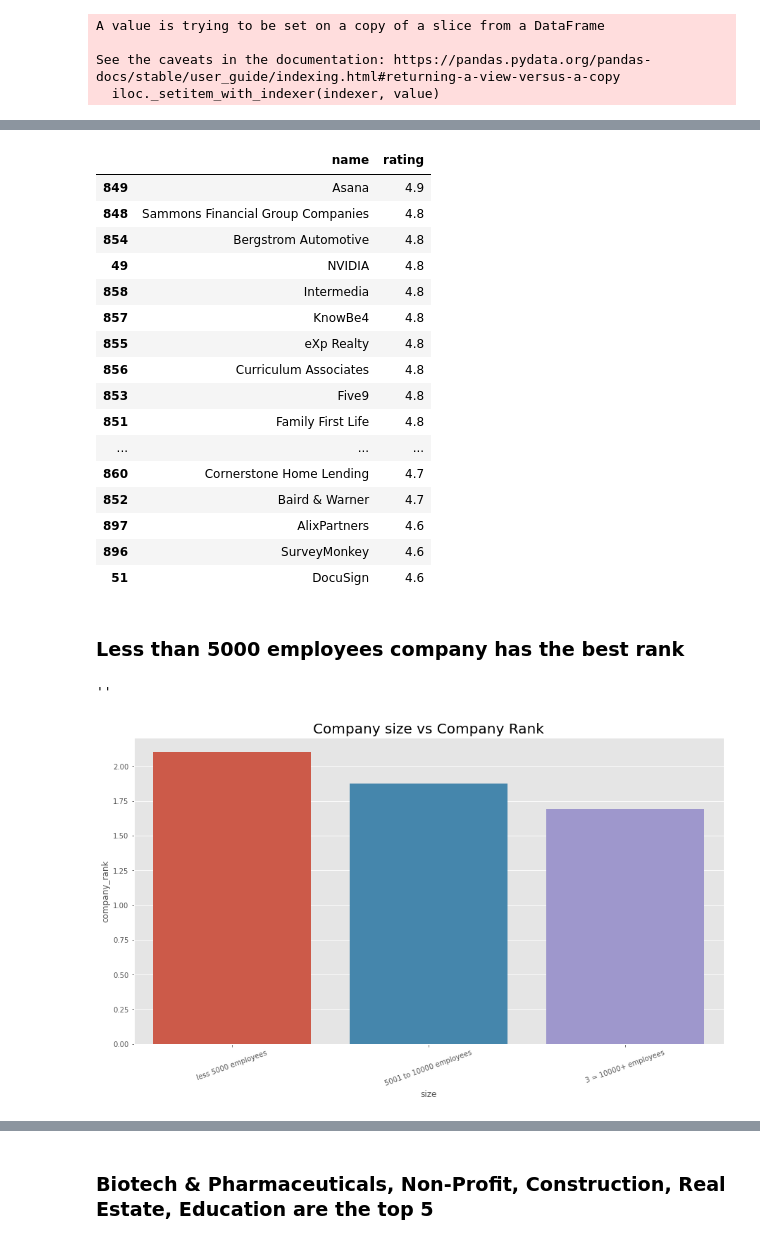
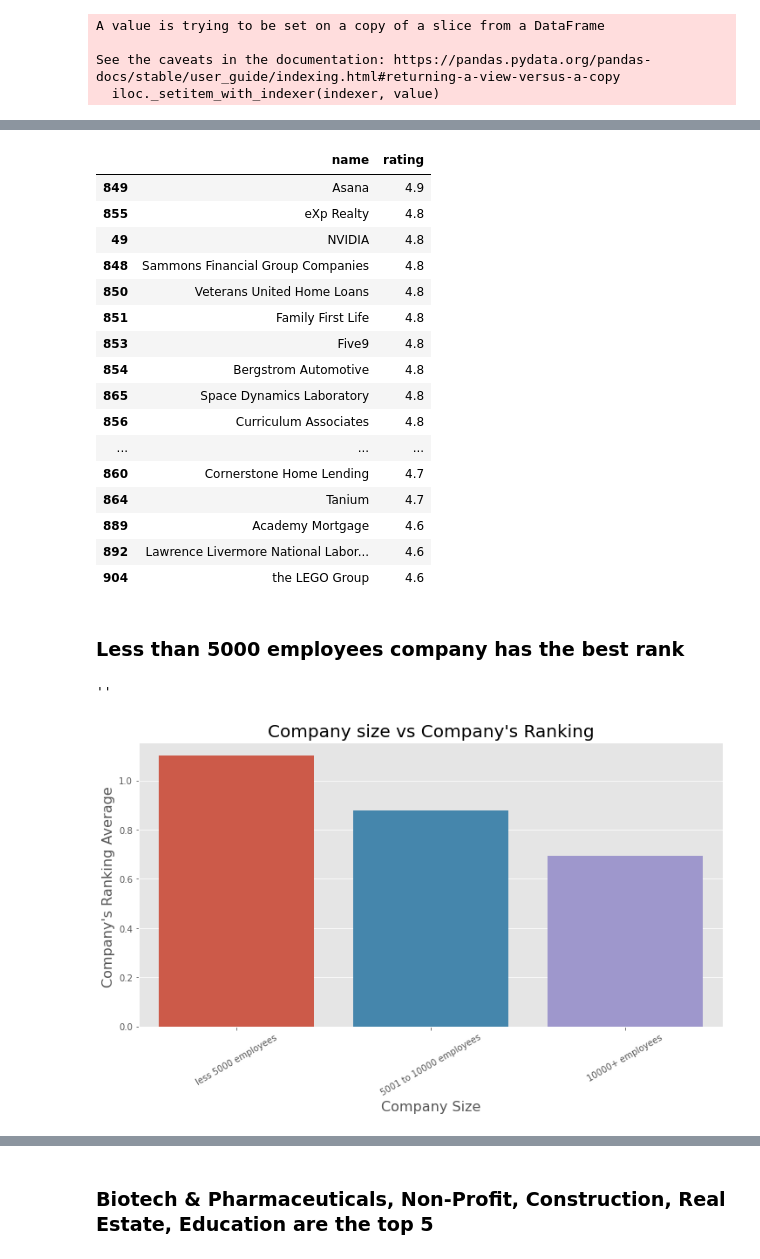
Before and after one commit to yunus-herman/The-best-workplace, a Jupyter notebook: 02_Data_Cleaning_EDA.ipynb, the cells around one changed output, grey strips where cells are left out. Cells and saved outputs as stored; diff of their text form; code cells hidden in the pictures.

```diff
--- a/02_Data_Cleaning_EDA.ipynb
+++ b/02_Data_Cleaning_EDA.ipynb
@@ -240,6 +244,9 @@ def data_cleaning(df):
                                                  'Self-employed':'Others',
                                                  'Contract':'Others'})
 
+    # Create state column base on head quarter column
+    df['state'] = df.head_quarter.apply(lambda head_quarter : head_quarter.split(',')[1])
+
 
     return df
 # %% [markdown]
@@ -271,11 +278,12 @@ See the caveats in the documentation: https://pandas.pydata.org/pandas-docs/stab
 df['company_rank'] = df['rating']
 for index, rk in enumerate(df['company_rank']):
     if rk >= 4.2:
-        df['company_rank'].iloc[index] = 3
+        df['company_rank'].iloc[index] = 2
     elif (rk >= 3.9) & (rk < 4.2) :
-        df['company_rank'].iloc[index] = 2
-    else:# rk < 3.9:
         df['company_rank'].iloc[index] = 1
+    else:
+    # bellow 3.9
+        df['company_rank'].iloc[index] = 0
 # %% [output]
 A value is trying to be set on a copy of a slice from a DataFrame
 
@@ -315,21 +343,21 @@ df[['name','rating']].sort_values('rating', ascending= False).head(30)
 # %% [output]
 |  | name | rating |
 | 849 | Asana | 4.9 |
+| 855 | eXp Realty | 4.8 |
+| 49 | NVIDIA | 4.8 |
 | 848 | Sammons Financial Group Companies | 4.8 |
+| 850 | Veterans United Home Loans | 4.8 |
+| 851 | Family First Life | 4.8 |
+| 853 | Five9 | 4.8 |
 | 854 | Bergstrom Automotive | 4.8 |
-| 49 | NVIDIA | 4.8 |
-| 858 | Intermedia | 4.8 |
-| 857 | KnowBe4 | 4.8 |
-| 855 | eXp Realty | 4.8 |
+| 865 | Space Dynamics Laboratory | 4.8 |
 | 856 | Curriculum Associates | 4.8 |
-| 853 | Five9 | 4.8 |
-| 851 | Family First Life | 4.8 |
 | ... | ... | ... |
 | 860 | Cornerstone Home Lending | 4.7 |
-| 852 | Baird & Warner | 4.7 |
-| 897 | AlixPartners | 4.6 |
-| 896 | SurveyMonkey | 4.6 |
-| 51 | DocuSign | 4.6 |
+| 864 | Tanium | 4.7 |
+| 889 | Academy Mortgage | 4.6 |
+| 892 | Lawrence Livermore National Labor... | 4.6 |
+| 904 | the LEGO Group | 4.6 |
 # %%
 size_df = pd.DataFrame(df.groupby('size').agg('mean')['company_rank'])
 # %% [markdown]
@@ -337,15 +365,17 @@ size_df = pd.DataFrame(df.groupby('size').agg('mean')['company_rank'])
 # %%
 # 1  = less 5000 employees
 # 2 = 5001 to 10000 employees
 # 3 = 10000+ employees
-plt.figure(figsize = (15,8))
+plt.figure(figsize = (12,6))
 sns.barplot(x = 'size', y = 'company_rank', data= size_df.reset_index().sort_values('company_rank'))
-plt.xticks([0,1,2],['less 5000 employees','5001 to 10000 employees','3 = 10000+ employees'],rotation = 20)
-plt.title('Company size vs Company Rank', fontsize = 20)
+plt.xticks([0,1,2],['less 5000 employees','5001 to 10000 employees','10000+ employees'],rotation = 30)
+plt.title("Company size vs Company's Ranking", fontsize = 20)
+plt.xlabel('Company Size', fontsize = 16)
+plt.ylabel("Company's Ranking Average ", fontsize = 16)
 ;
 # %% [output]
 ''
-[figure, old version]
+[figure, new version]
 # %%
 category_df = pd.DataFrame(df.groupby('category').agg('mean')['company_rank'])
 # %%
```
Also changed, not shown: parts of 42 cells of this notebook, 4 other files.
